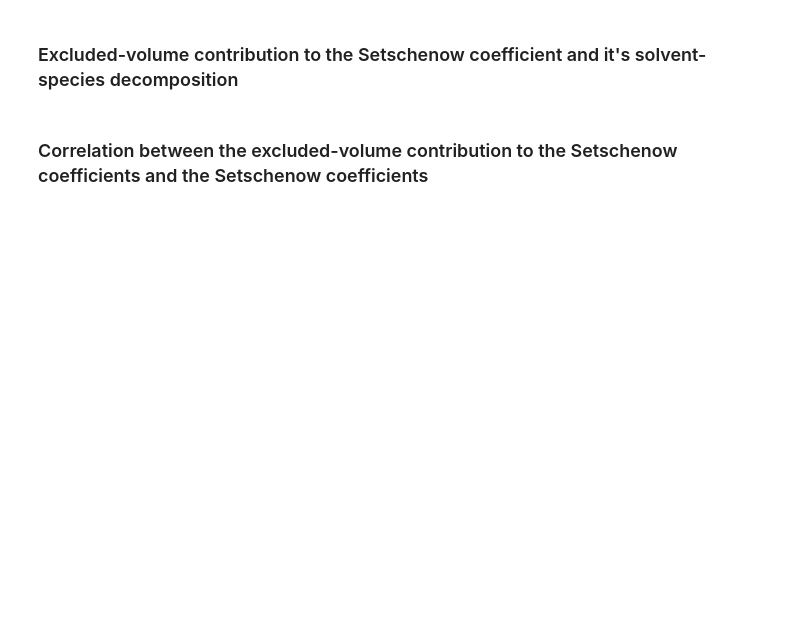
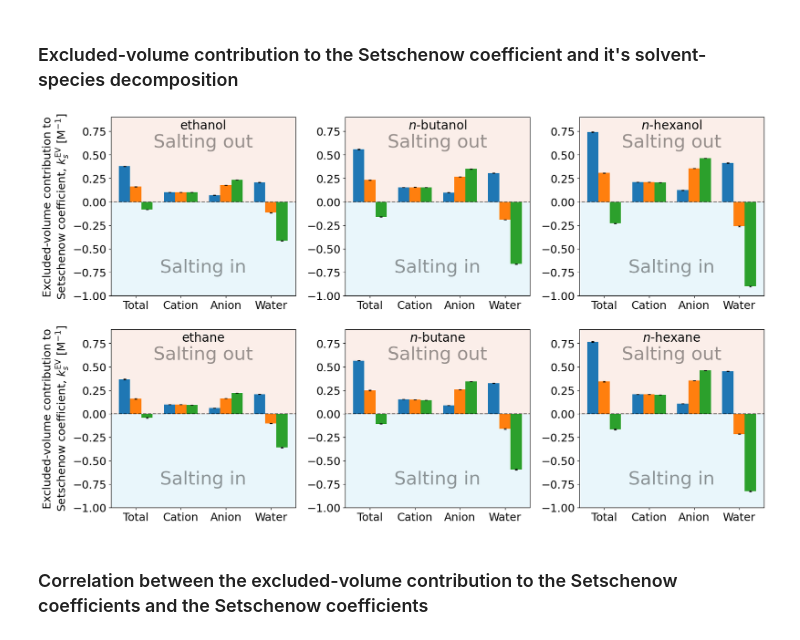
Before and after one commit to SHervoe-Hansen/SI-Excluded-Volume-Formation, a Jupyter notebook: Analysis.ipynb, the cells around one changed output. Drawn from its saved outputs; the diff is of its cells as text; code cells hidden in the pictures; blank space fills up the shorter version.

```diff
--- a/Analysis.ipynb
+++ b/Analysis.ipynb
@@ -883,36 +905,40 @@ for i, solute in enumerate(solutes):
                 else:
                     row = 1
                 ax = axes[row,col]
                 ax.bar(index+offset, SetCof_EV, width=width, alpha=1.0, yerr=SetCof_EV_err, capsize=2, zorder=2)
                 offset += width
 
     if i%2 == 1: # Every second solute starting with ethanol
         ax.set_xticks(index + width)
         ax.set_xticklabels(('Total', 'Cation', 'Anion', 'Water'))
         axes[row,0].set_ylabel('Excluded-volume contribution to\nSetschenow coefficient, $k_s^{\mathrm{EV}}$ [M$^{-1}$]', fontsize=18)
         ax.tick_params(axis='both', labelsize=18)
         ax.set_xlim(-0.3, 3.8)
-        ax.set_ylim(-0.55, 0.9)
+        ax.set_ylim(-1, 0.9)
         if "n-" in solute:
             s = solute.split(sep='-')[1]
             ax.set_title('$\it{{n}}$-'+s, pad=-20, y=1.001, fontsize=20)
         else:
             ax.set_title(solute, pad=-20, y=1.001, fontsize=20)
 
         ax.hlines(0, -1, 4, color='black', alpha=0.5, linestyle='dashed', zorder=2)
         ax.fill_between(np.arange(-5, 5, 0.1), [-5.2 for i in range(len(np.arange(-5, 5, 0.1)))], y2=0,
                         color='#c9e9f6', alpha=0.4, zorder=1)
         ax.fill_between(np.arange(-5, 5, 0.1), [4.1 for i in range(len(np.arange(-5, 5, 0.1)))], y2=0,
                         color='#f6d6c9', alpha=0.4, zorder=1)
-        ax.text(1.75, -0.4125, 'Salting in', horizontalalignment='center', verticalalignment='center',
+        ax.text(1.75, -0.70, 'Salting in', horizontalalignment='center', verticalalignment='center',
                 fontsize=30, alpha=0.4, zorder=3)
-        ax.text(1.75, 0.675, 'Salting out', horizontalalignment='center', verticalalignment='center',
+        ax.text(1.75,  0.63, 'Salting out', horizontalalignment='center', verticalalignment='center',
                 fontsize=30, alpha=0.4, zorder=3)
         col+=1
 
 
 fig.tight_layout(pad=3)
 fig.savefig('Figures/SetschenowExcludedVolumeDecomposition.pdf', bbox_inches='tight')
+np.save('Data/SETCOF_EV.npy', SETCOF_EV)
+np.save('Data/SETCOF_EV_ERR.npy', SETCOF_EV_ERR)
+# %% [output]
+[figure, added]
 # %% [markdown]
 ### Correlation between the excluded-volume contribution to the Setschenow coefficients and the Setschenow coefficients
 # %%
```
Also changed, not shown: parts of 26 cells of this notebook.
